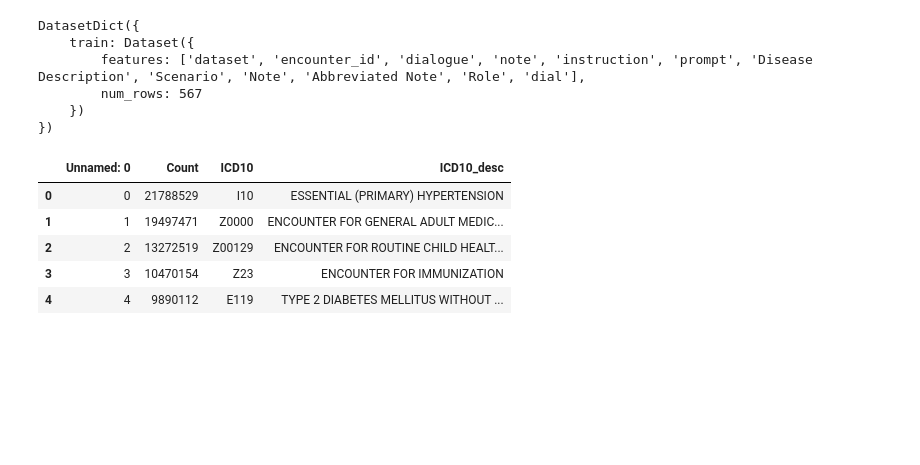
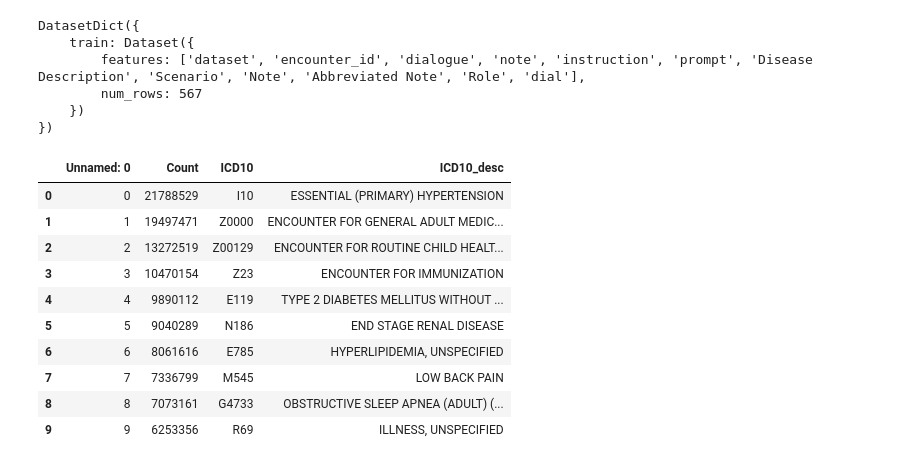
Before and after one commit to ahmadrezarm/MedSynth, a Jupyter notebook: code/DELETE_Test.ipynb, the cells around one changed output. Drawn from its saved outputs; the diff is of its cells as text; code cells hidden in the pictures; blank space fills up the shorter version.

```diff
--- a/code/DELETE_Test.ipynb
+++ b/code/DELETE_Test.ipynb
@@ -133,15 +133,20 @@ DatasetDict({
 # %%
 import pandas as pd
 df = pd.read_csv("/Users/ahmadrezaie/papers/Synthetic_Data_Gen/data/input/IQVIA/IQVIA_cleaned.csv",  sep="|")
 
-df.head()
+df.head(10)
 # %% [output]
 |  | Unnamed: 0 | Count | ICD10 | ICD10_desc |
 | 0 | 0 | 21788529 | I10 | ESSENTIAL (PRIMARY) HYPERTENSION |
 | 1 | 1 | 19497471 | Z0000 | ENCOUNTER FOR GENERAL ADULT MEDIC... |
 | 2 | 2 | 13272519 | Z00129 | ENCOUNTER FOR ROUTINE CHILD HEALT... |
 | 3 | 3 | 10470154 | Z23 | ENCOUNTER FOR IMMUNIZATION |
 | 4 | 4 | 9890112 | E119 | TYPE 2 DIABETES MELLITUS WITHOUT ... |
+| 5 | 5 | 9040289 | N186 | END STAGE RENAL DISEASE |
+| 6 | 6 | 8061616 | E785 | HYPERLIPIDEMIA, UNSPECIFIED |
+| 7 | 7 | 7336799 | M545 | LOW BACK PAIN |
+| 8 | 8 | 7073161 | G4733 | OBSTRUCTIVE SLEEP APNEA (ADULT) (... |
+| 9 | 9 | 6253356 | R69 | ILLNESS, UNSPECIFIED |
 # %%
 import pandas as pd
 import os
```
Also changed, not shown: parts of 5 cells of this notebook, 35 other files.
